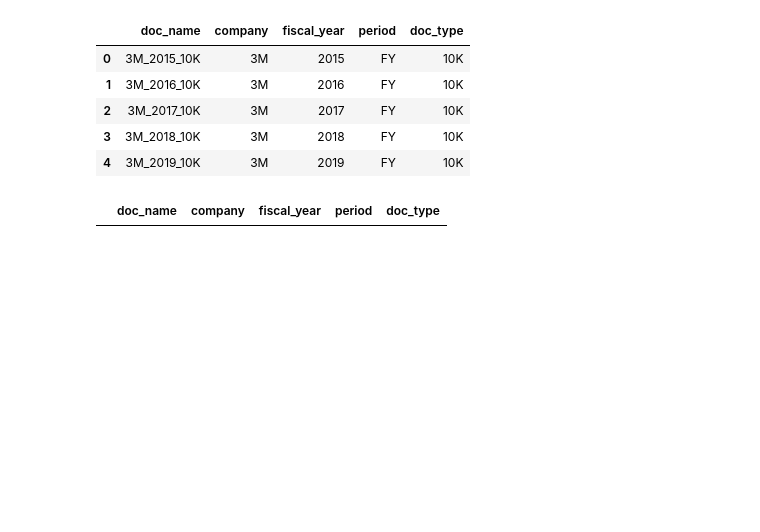
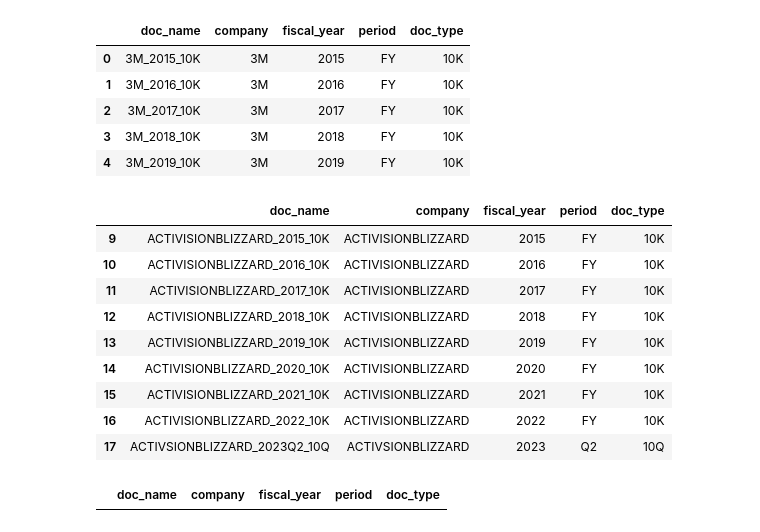
Before and after one commit to 33Domenico/financial_agentic_rag, a Jupyter notebook: notebooks/create_vector_db.ipynb, the cells around one changed output. Cells and saved outputs as stored; diff of their text form; code cells hidden in the pictures; blank space fills up the shorter version.

```diff
--- a/notebooks/create_vector_db.ipynb
+++ b/notebooks/create_vector_db.ipynb
@@ -175,6 +175,19 @@ df_docs.head()
 | 2 | 3M_2017_10K | 3M | 2017 | FY | 10K |
 | 3 | 3M_2018_10K | 3M | 2018 | FY | 10K |
 | 4 | 3M_2019_10K | 3M | 2019 | FY | 10K |
+# %%
+df_docs[df_docs["company"].isin(["ACTIVSIONBLIZZARD", "ACTIVISIONBLIZZARD"])]
+# %% [output]
+|  | doc_name | company | fiscal_year | period | doc_type |
+| 9 | ACTIVISIONBLIZZARD_2015_10K | ACTIVISIONBLIZZARD | 2015 | FY | 10K |
+| 10 | ACTIVISIONBLIZZARD_2016_10K | ACTIVISIONBLIZZARD | 2016 | FY | 10K |
+| 11 | ACTIVISIONBLIZZARD_2017_10K | ACTIVISIONBLIZZARD | 2017 | FY | 10K |
+| 12 | ACTIVISIONBLIZZARD_2018_10K | ACTIVISIONBLIZZARD | 2018 | FY | 10K |
+| 13 | ACTIVISIONBLIZZARD_2019_10K | ACTIVISIONBLIZZARD | 2019 | FY | 10K |
+| 14 | ACTIVISIONBLIZZARD_2020_10K | ACTIVISIONBLIZZARD | 2020 | FY | 10K |
+| 15 | ACTIVISIONBLIZZARD_2021_10K | ACTIVISIONBLIZZARD | 2021 | FY | 10K |
+| 16 | ACTIVISIONBLIZZARD_2022_10K | ACTIVISIONBLIZZARD | 2022 | FY | 10K |
+| 17 | ACTIVSIONBLIZZARD_2023Q2_10Q | ACTIVSIONBLIZZARD | 2023 | Q2 | 10Q |
 # %%
 df_docs[df_docs["company"].isna()]
 # %% [output]
```
Also changed, not shown: 5 other files.
